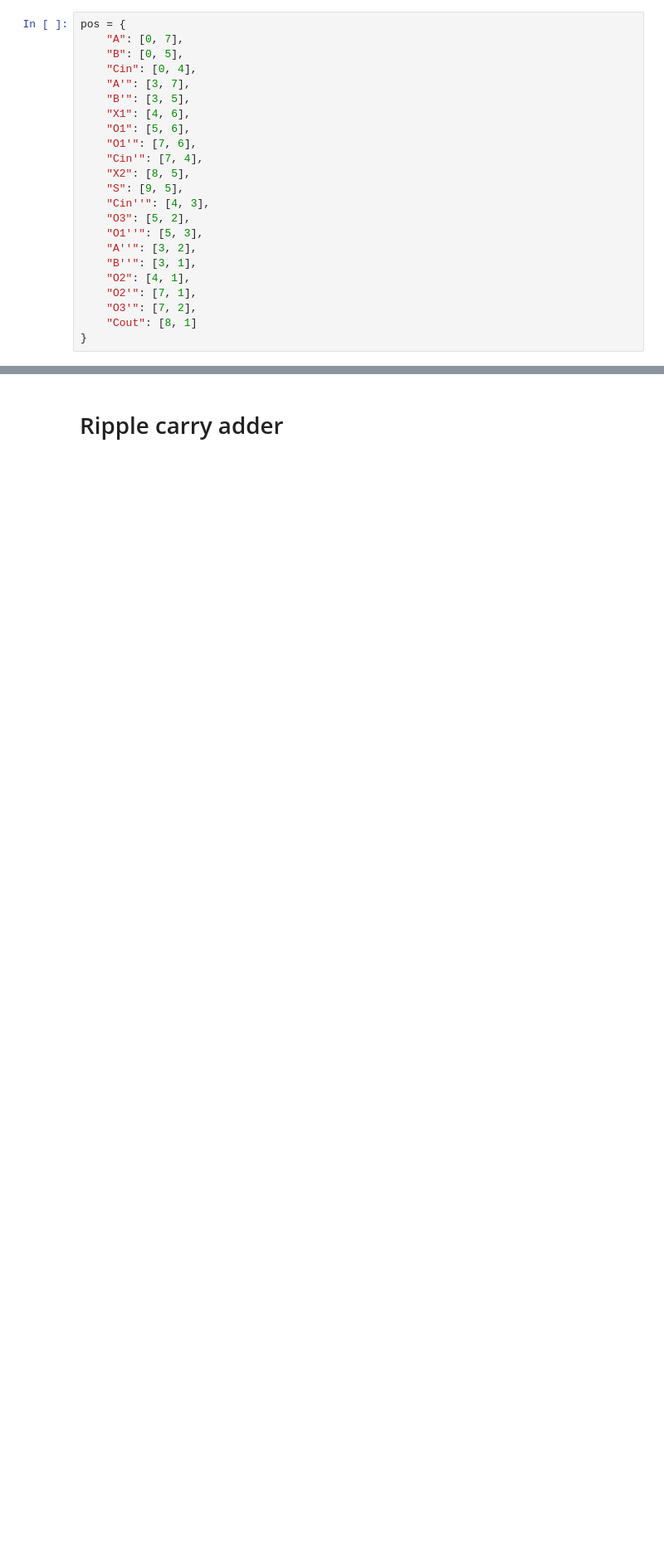
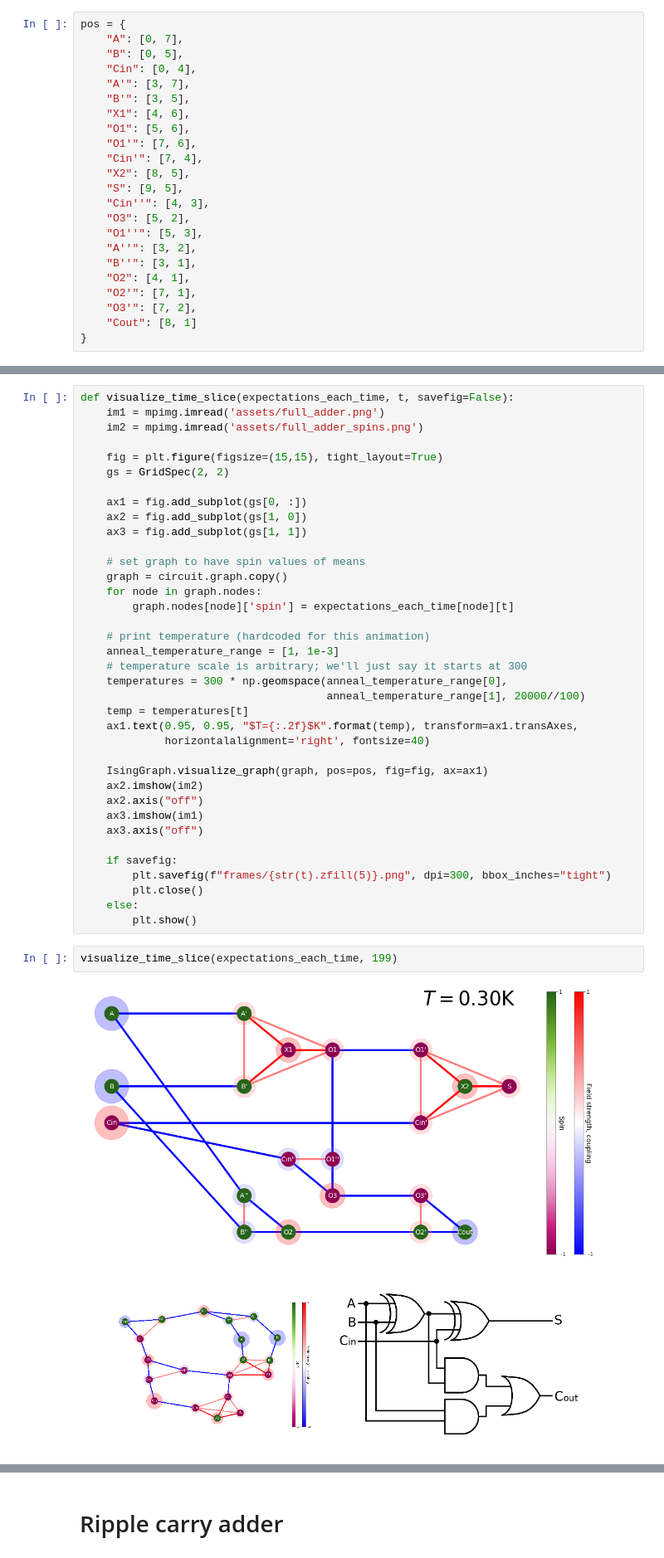
Before and after one commit to fancompute/ising-compiler, a Jupyter notebook: examples.ipynb, the cells around one changed output, grey strips where cells are left out. Shown at 83% size. Drawn from its saved outputs; the diff is of its cells as text; blank space fills up the shorter version.

```diff
--- a/examples.ipynb
+++ b/examples.ipynb
@@ -123,0 +149,41 @@ plt.savefig("assets/full_adder_figure.png", dpi=300, bbox_inches="tight")
+# %%
+def visualize_time_slice(expectations_each_time, t, savefig=False):
+    im1 = mpimg.imread('assets/full_adder.png')
+    im2 = mpimg.imread('assets/full_adder_spins.png')
+
+    fig = plt.figure(figsize=(15,15), tight_layout=True)
+    gs = GridSpec(2, 2)
+
+    ax1 = fig.add_subplot(gs[0, :])
+    ax2 = fig.add_subplot(gs[1, 0])
+    ax3 = fig.add_subplot(gs[1, 1])
+
+    # set graph to have spin values of means
+    graph = circuit.graph.copy()
+    for node in graph.nodes:
+        graph.nodes[node]['spin'] = expectations_each_time[node][t]
+
+    # print temperature (hardcoded for this animation)
+    anneal_temperature_range = [1, 1e-3]
+    # temperature scale is arbitrary; we'll just say it starts at 300
+    temperatures = 300 * np.geomspace(anneal_temperature_range[0],
+                                      anneal_temperature_range[1], 20000//100)
+    temp = temperatures[t]
+    ax1.text(0.95, 0.95, "$T={:.2f}$K".format(temp), transform=ax1.transAxes,
+             horizontalalignment='right', fontsize=40)
+
+    IsingGraph.visualize_graph(graph, pos=pos, fig=fig, ax=ax1)
+    ax2.imshow(im2)
+    ax2.axis("off")
+    ax3.imshow(im1)
+    ax3.axis("off")
+
+    if savefig:
+        plt.savefig(f"frames/{str(t).zfill(5)}.png", dpi=300, bbox_inches="tight")
+        plt.close()
+    else:
+        plt.show()
+# %%
+visualize_time_slice(expectations_each_time, 199)
+# %% [output]
+[figure, added]
```
Also changed, not shown: parts of 5 cells of this notebook, 19 other files.
